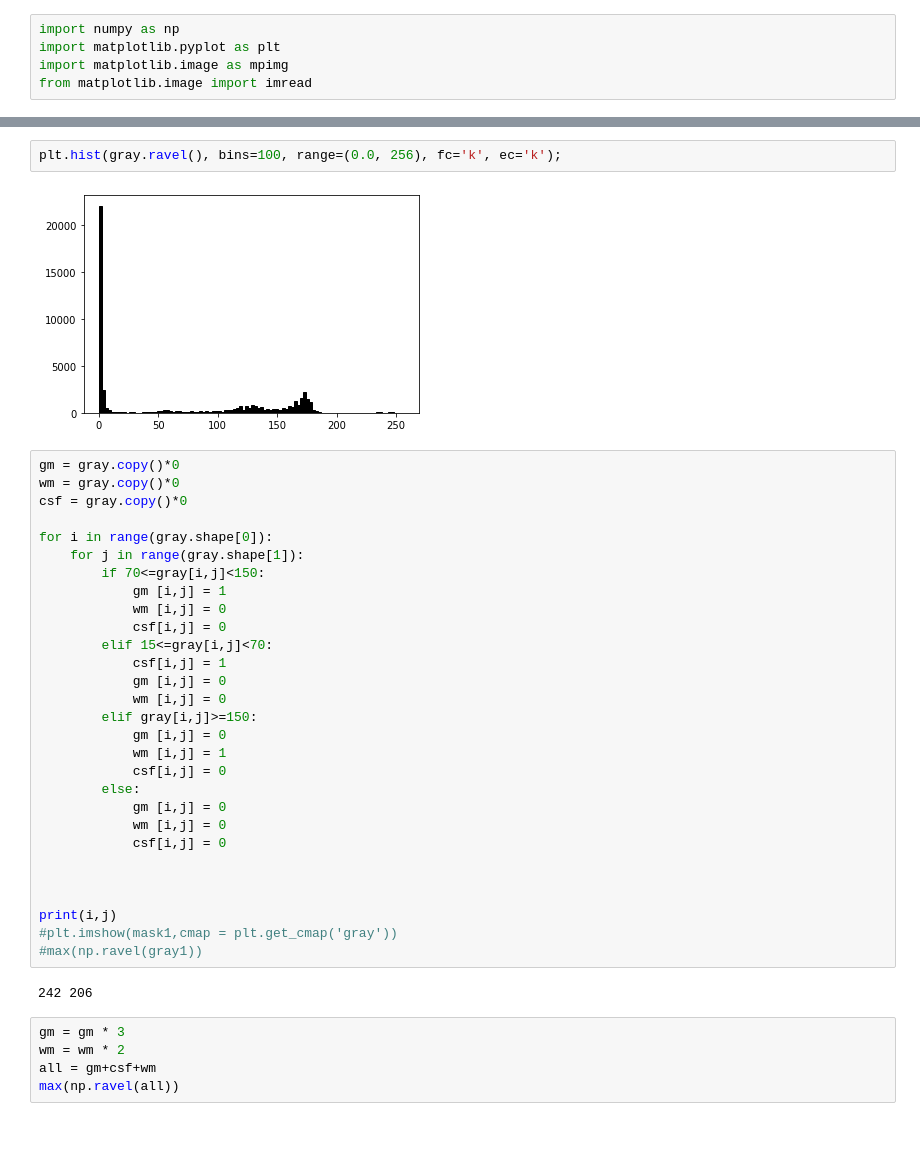
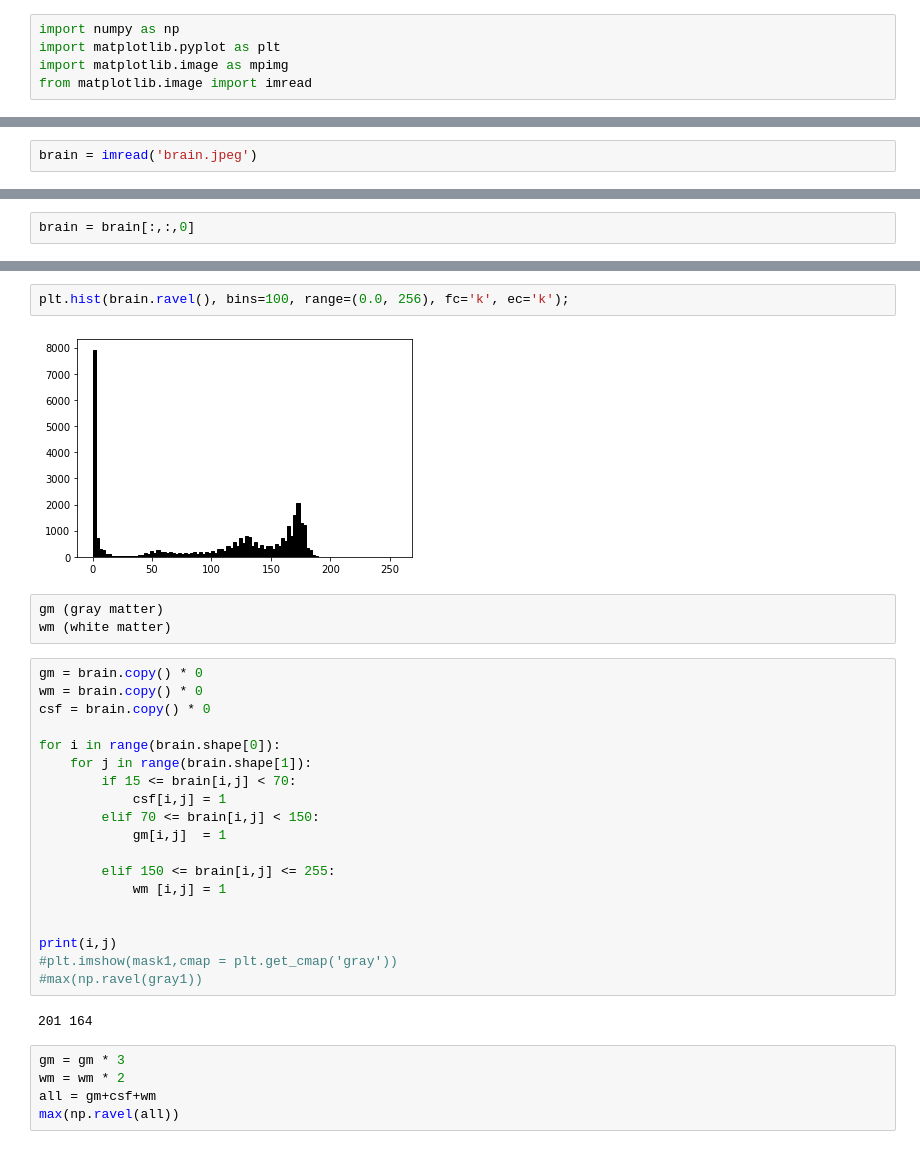
Before and after one commit to rasql/edunum, a Jupyter notebook: doc/python/le/7/mri_exercice.ipynb, the cells around one changed output, grey strips where cells are left out. Saved outputs shown, nothing was run; the diff lists cells and outputs as text.

```diff
--- a/doc/python/le/7/mri_exercice.ipynb
+++ b/doc/python/le/7/mri_exercice.ipynb
@@ -22,0 +34,2 @@ image = imread('Desktop/no_skull.jpeg')
+# %%
+brain = imread('brain.jpeg')
@@ -30,0 +62,2 @@ Vérifions que cette image est codé en mode couleurs.
+# %%
+brain = brain[:,:,0]
@@ -49,38 +86,31 @@ plt.colorbar();
 # %%
-plt.hist(gray.ravel(), bins=100, range=(0.0, 256), fc='k', ec='k');
+plt.hist(brain.ravel(), bins=100, range=(0.0, 256), fc='k', ec='k');
 # %% [output]
-[figure, old version]
+[figure, new version]
+# %%
+gm (gray matter)
+wm (white matter)
 # %%
-gm = gray.copy()*0
-wm = gray.copy()*0
-csf = gray.copy()*0
+gm = brain.copy() * 0
+wm = brain.copy() * 0
+csf = brain.copy() * 0
 
-for i in range(gray.shape[0]):
-    for j in range(gray.shape[1]):
-        if 70<=gray[i,j]<150:
-            gm [i,j] = 1
-            wm [i,j] = 0
-            csf[i,j] = 0
-        elif 15<=gray[i,j]<70:
+for i in range(brain.shape[0]):
+    for j in range(brain.shape[1]):
+        if 15 <= brain[i,j] < 70:
             csf[i,j] = 1
-            gm [i,j] = 0
-            wm [i,j] = 0
-        elif gray[i,j]>=150:
-            gm [i,j] = 0
+        elif 70 <= brain[i,j] < 150:
+            gm[i,j]  = 1
+
+        elif 150 <= brain[i,j] <= 255:
             wm [i,j] = 1
-            csf[i,j] = 0
-        else:
-            gm [i,j] = 0
-            wm [i,j] = 0
-            csf[i,j] = 0
-
 
 
 print(i,j)
 #plt.imshow(mask1,cmap = plt.get_cmap('gray'))
 #max(np.ravel(gray1))
 # %% [output]
-242 206
+201 164
 # %%
 gm = gm * 3
 wm = wm * 2
```
Also changed, not shown: parts of 27 cells of this notebook, 7 other files.
